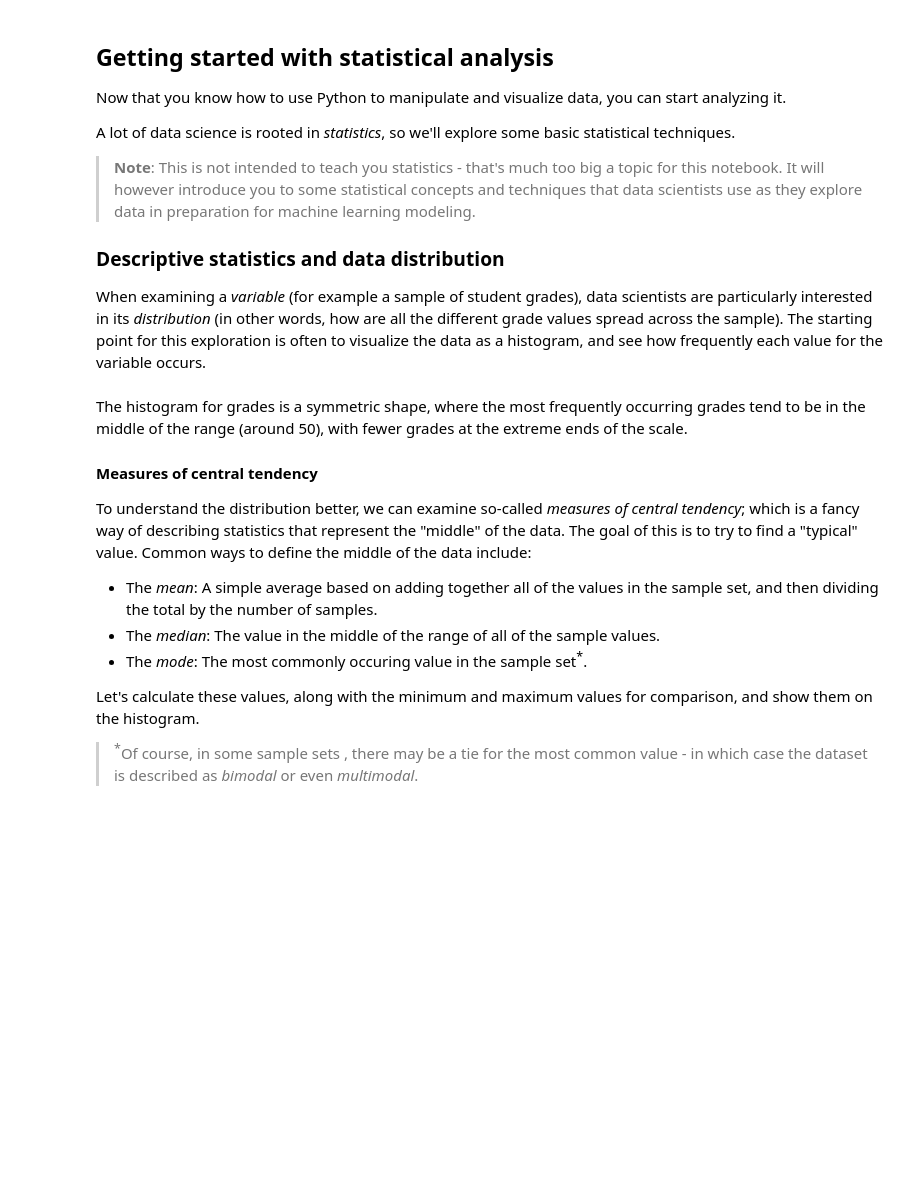
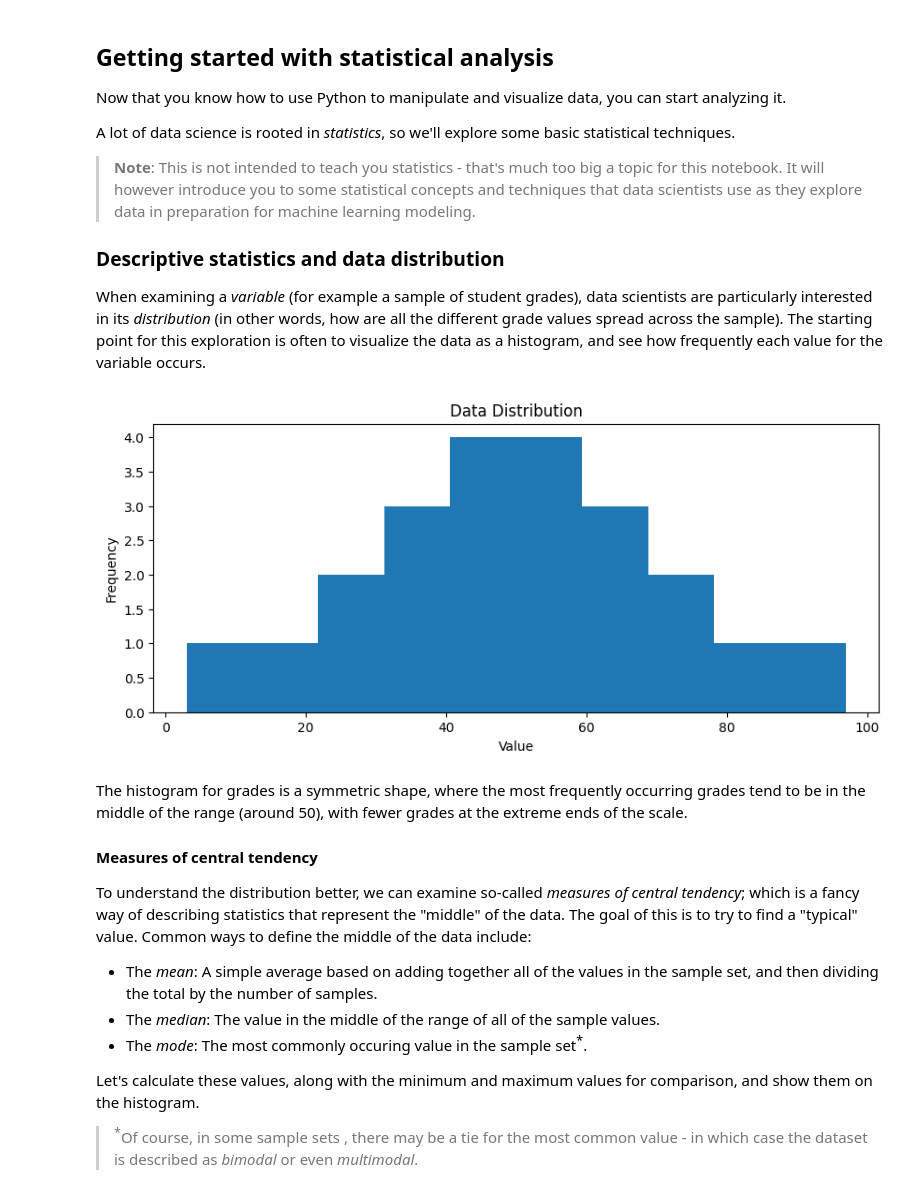
Before and after one commit to maisoehn/ml-basics, a Jupyter notebook: 01 - Data Exploration.ipynb, the cells around one changed output. Drawn from its saved outputs; the diff is of its cells as text; code cells hidden in the pictures; blank space fills up the shorter version.

```diff
--- a/01 - Data Exploration.ipynb
+++ b/01 - Data Exploration.ipynb
@@ -637,20 +637,24 @@ When examining a *variable* (for example a sample of student grades), data scien
 # %%
 # Get the variable to examine
 var_data = df_students['Grade']
 
 # Create a Figure
-fig = plt.figure(figsize=(10,4))
+fig = plt.figure(
+    figsize = (10, 4)
+)
 
 # Plot a histogram
 plt.hist(var_data)
 
 # Add titles and labels
 plt.title('Data Distribution')
 plt.xlabel('Value')
 plt.ylabel('Frequency')
 
 # Show the figure
 fig.show()
+# %% [output]
+[figure, added]
 # %% [markdown]
 The histogram for grades is a symmetric shape, where the most frequently occurring grades tend to be in the middle of the range (around 50), with fewer grades at the extreme ends of the scale.
 
```
Also changed, not shown: parts of 11 cells of this notebook.
